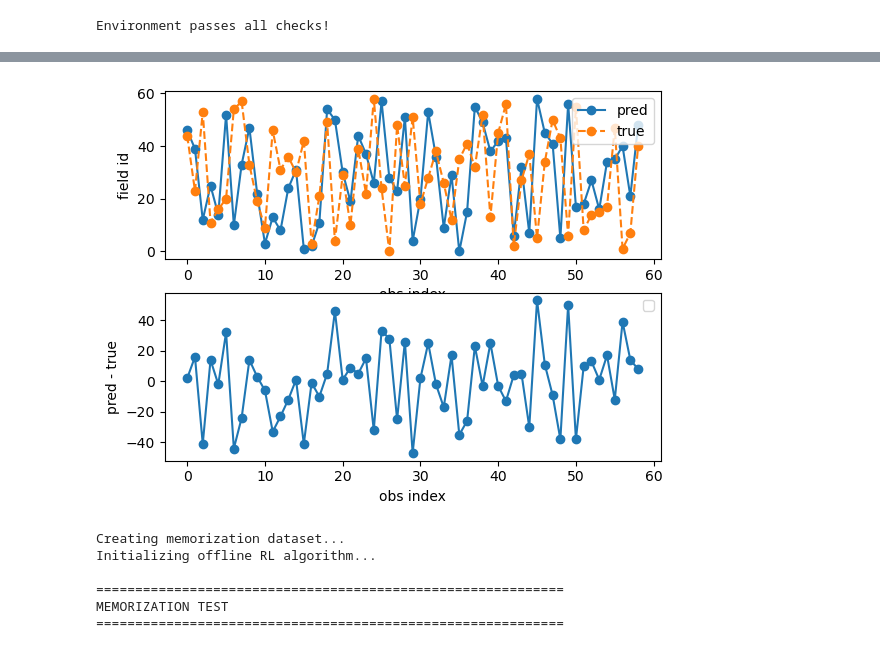
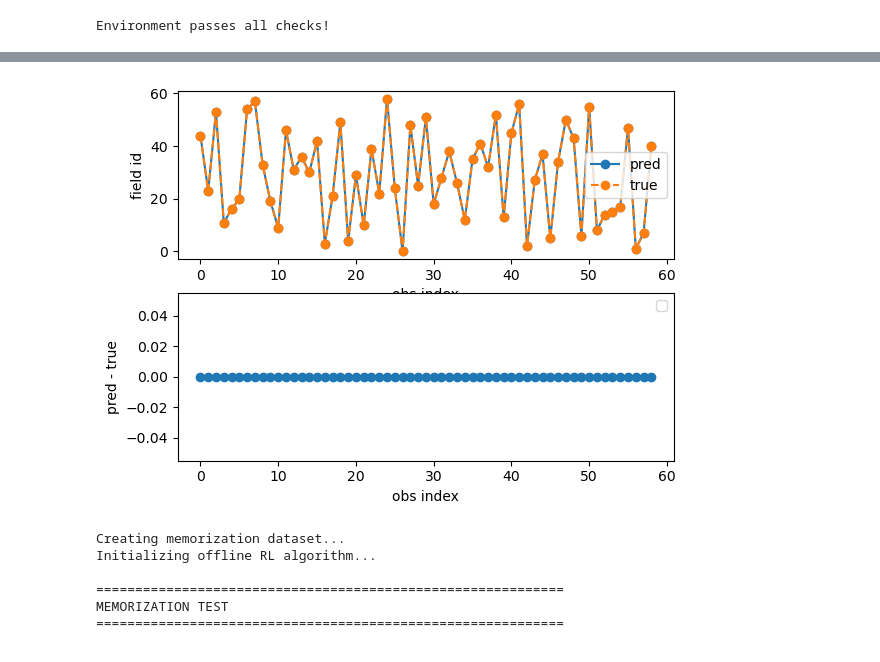
Before and after one commit to rachelhur/survey-ops, a Jupyter notebook: notebooks/draft.ipynb, the cells around one changed output, grey strips where cells are left out. Saved outputs shown, nothing was run; the diff lists cells and outputs as text; code cells hidden in the pictures.

Commit message:
update working agent + alg + env + data for behavior cloning

```diff
--- a/notebooks/draft.ipynb
+++ b/notebooks/draft.ipynb
@@ -102,3 +95,5 @@ device = torch.device(
     "cuda" if torch.cuda.is_available() else
     "cpu"
 )
+# %%
+dataset = TelescopeDatasetv0(schedule, id2pos, normalize_obs=True)
@@ -107,32 +114,33 @@ device = torch.device(
 
 alg_config = {
     'obs_dim': dataset.obs_dim,
-    'action_dim': dataset.action_dim,
-    'hidden_dim': 32,
-    'gamma': .99,
-    'tau': .0001,
+    'num_actions': dataset.num_actions,
+    'hidden_dim': 64,
+    # 'gamma': .99,
+    # 'tau': .0001,``
     'device': device,
     'lr': 1e-3,
-    'loss_fxn': F.smooth_l1_loss,
-    'use_double': True,
-    'mode': 'memorization'
+    'loss_fxn': None, #torch.nn.cross_entropy,
+    # 'use_double': True,
+    # 'mode': 'memorization'
 }
 
 fit_config = {
-    'num_epochs':5000,
-    'batch_size': 64,
+    'num_epochs' : 5000,
+    'batch_size': 32,
     # 'learning_start':
     }
 
-alg = DDQN(**alg_config)
+alg = BehaviorCloning(**alg_config)
 
 agent_config = {
     'algorithm': alg,
-    'name': 'ddqnAgent'
+    'name': 'BehaveCloneAgent',
+    'normalize_obs': dataset.normalize_obs
     }
 
 config_prefix = f"-n_unique={dataset._nfields}"
-config_prefix += f"-use_double={alg_config['use_double']}"
+# config_prefix += f"-use_double={alg_config['use_double']}"
 config_prefix += f"-num_epochs={fit_config['num_epochs']}"
 config_prefix += f"-batch_size={fit_config['batch_size']}"
 config_prefix += f"-lr={alg_config['lr']}"
@@ -196,8 +235,8 @@ from environments import TelescopeEnv_v0
 # %%
 # for eval step only
 env_config = {
-    # 'use_separation_reward': True,
-    'use_field_id_reward': True
+    'id': f"gymnasium_env/{env_name}",
+    'dataset': dataset
 }
 
 gym.register(
@@ -206,7 +245,7 @@ gym.register(
     max_episode_steps=300,  # Prevent infinite episodes. Here just set to 300 even though episode will terminate when stepping to last element of sequence
 )
 
-env = gym.make(f"gymnasium_env/{env_name}", dataset=dataset, **env_config)
+env = gym.make(**env_config)
 # Create multiple environments for parallel training
 # vec_env = gym.make_vec("gymnasium_env/SimpleTel-v0", num_envs=5, vectorization_mode='sync', Nf=Nf, target_sequence=true_sequence, nv_max=nv_max)
 
@@ -239,0 +262,2 @@ eval_sequence = eval_metrics['observations']['ep-1']
+# %%
+eval_metrics = agent.evaluate(env=env, num_episodes=1)
@@ -240,19 +302,23 @@ eval_sequence = eval_metrics['observations']['ep-1']
 # %%
+target_sequence = dataset._schedule_field_ids[0]
+eval_sequence = eval_metrics['observations']['ep-0'][:, 0]
+
 fig, axs = plt.subplots(2)
-axs[0].plot(np.arange(len(eval_sequence[1:])), eval_sequence[1:, 1], marker='o', label='pred')
-axs[0].plot(np.arange(len(target_sequence)), target_sequence, marker='o', linestyle='dashed', label='true')
+axs[0].plot(eval_sequence, marker='o', label='pred')
+axs[0].plot(target_sequence, marker='o', linestyle='dashed', label='true')
 axs[0].legend()
 axs[0].set_xlabel('obs index')
 axs[0].set_ylabel('field id')
 
-axs[1].plot(np.arange(len(eval_sequence[1:])), eval_sequence[1:, 1] - target_sequence, marker='o')
+axs[1].plot(eval_sequence - target_sequence, marker='o')
 axs[1].legend()
 axs[1].set_xlabel('obs index')
 axs[1].set_ylabel('pred - true')
 
+
 fig.savefig(outdir + 'learned_sequence.png')
 # %% [output]
-[figure, old version]
+[figure, new version]
 # %%
 # ===== MEMORIZATION TESTS =====
 
```
Also changed, not shown: parts of 18 cells of this notebook, 5 other files.
